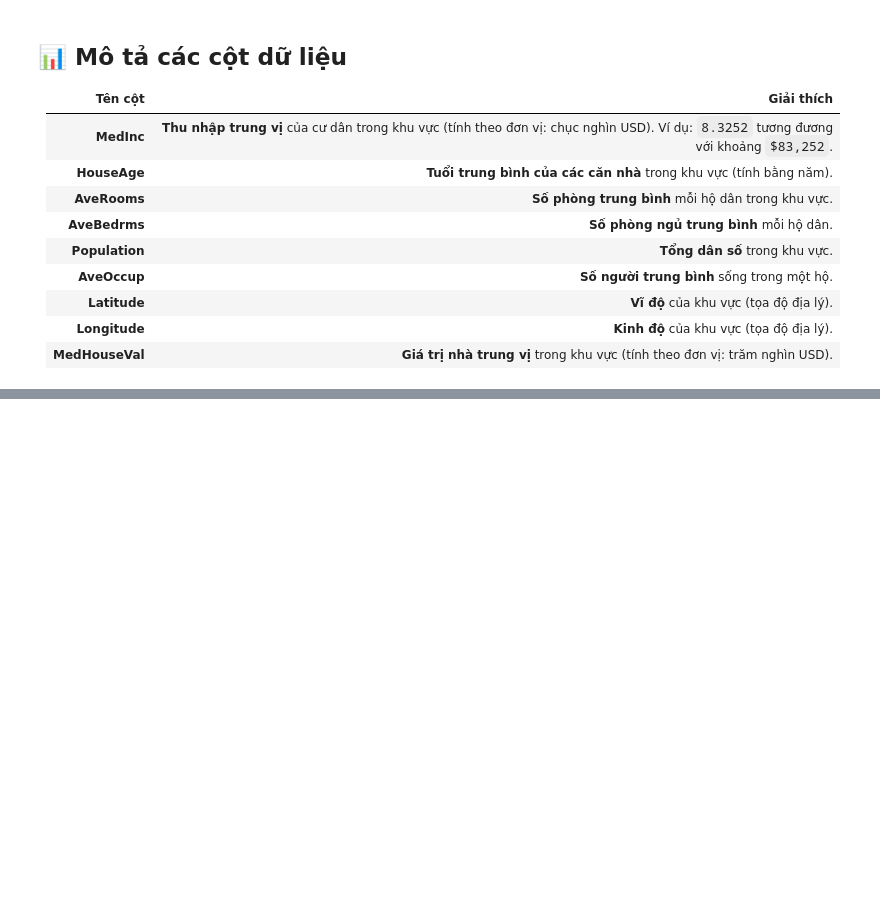
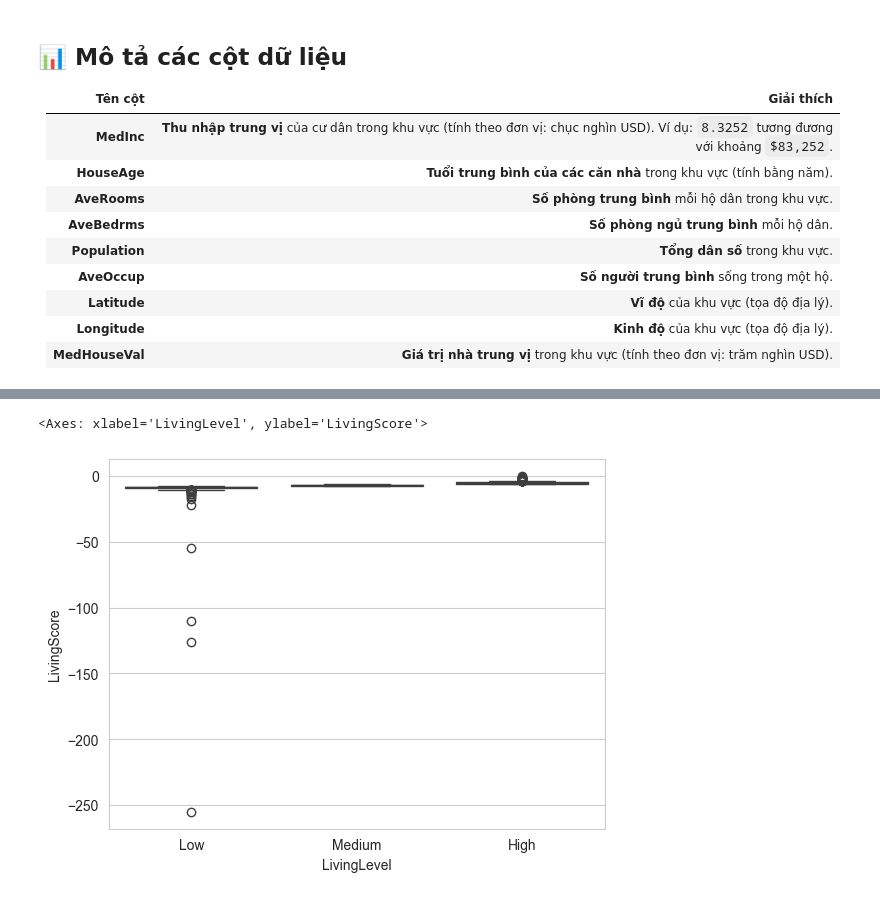
Before and after one commit to hopquangdo/mini-ml, a Jupyter notebook: notebooks/eda.ipynb, the cells around one changed output, grey strips where cells are left out. Drawn from its saved outputs; the diff is of its cells as text; code cells hidden in the pictures; blank space fills up the shorter version.

```diff
--- a/notebooks/eda.ipynb
+++ b/notebooks/eda.ipynb
@@ -93,0 +173,5 @@ plt.show()
+# %%
+sns.boxplot(data=df_housing_updated, x="LivingLevel", y="LivingScore")
+# %% [output]
+<Axes: xlabel='LivingLevel', ylabel='LivingScore'>
+[figure, added]
```
Also changed, not shown: parts of 15 cells of this notebook.
